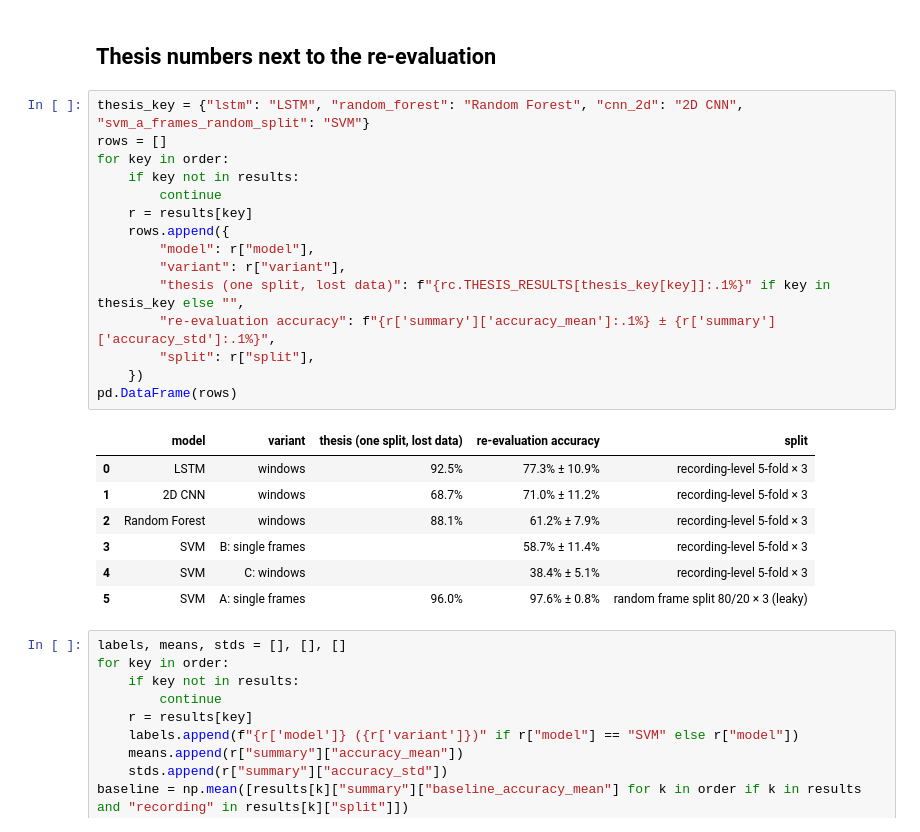
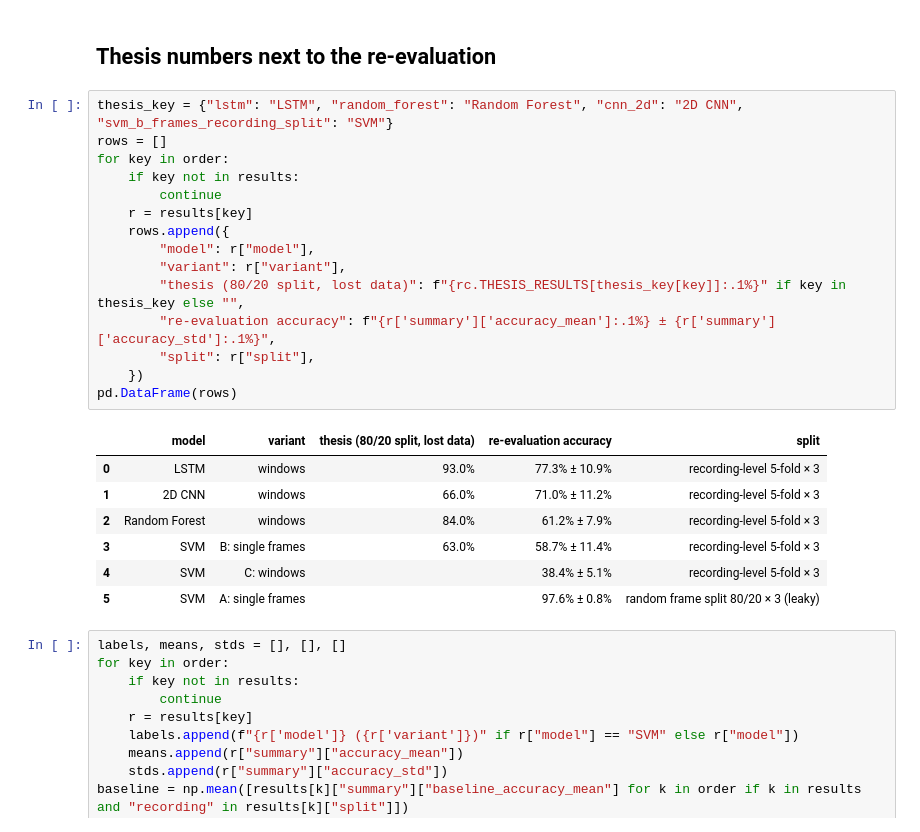
Before and after one commit to bturnai/kinect-exercise-recognition, a Jupyter notebook: notebooks/reeval_summary.ipynb, the cells around one changed output. Cells and saved outputs as stored; diff of their text form.

```diff
--- a/notebooks/reeval_summary.ipynb
+++ b/notebooks/reeval_summary.ipynb
@@ -37,28 +37,28 @@ rc.summary_table([results[k] for k in order if k in results])
 # %% [markdown]
 ## Thesis numbers next to the re-evaluation
 # %%
-thesis_key = {"lstm": "LSTM", "random_forest": "Random Forest", "cnn_2d": "2D CNN", "svm_a_frames_random_split": "SVM"}
+thesis_key = {"lstm": "LSTM", "random_forest": "Random Forest", "cnn_2d": "2D CNN", "svm_b_frames_recording_split": "SVM"}
 rows = []
 for key in order:
     if key not in results:
         continue
     r = results[key]
     rows.append({
         "model": r["model"],
         "variant": r["variant"],
-        "thesis (one split, lost data)": f"{rc.THESIS_RESULTS[thesis_key[key]]:.1%}" if key in thesis_key else "",
+        "thesis (80/20 split, lost data)": f"{rc.THESIS_RESULTS[thesis_key[key]]:.1%}" if key in thesis_key else "",
         "re-evaluation accuracy": f"{r['summary']['accuracy_mean']:.1%} ± {r['summary']['accuracy_std']:.1%}",
         "split": r["split"],
     })
 pd.DataFrame(rows)
 # %% [output]
-|  | model | variant | thesis (one split, lost data) | re-evaluation accuracy | split |
-| 0 | LSTM | windows | 92.5% | 77.3% ± 10.9% | recording-level 5-fold × 3 |
-| 1 | 2D CNN | windows | 68.7% | 71.0% ± 11.2% | recording-level 5-fold × 3 |
-| 2 | Random Forest | windows | 88.1% | 61.2% ± 7.9% | recording-level 5-fold × 3 |
-| 3 | SVM | B: single frames |  | 58.7% ± 11.4% | recording-level 5-fold × 3 |
+|  | model | variant | thesis (80/20 split, lost data) | re-evaluation accuracy | split |
+| 0 | LSTM | windows | 93.0% | 77.3% ± 10.9% | recording-level 5-fold × 3 |
+| 1 | 2D CNN | windows | 66.0% | 71.0% ± 11.2% | recording-level 5-fold × 3 |
+| 2 | Random Forest | windows | 84.0% | 61.2% ± 7.9% | recording-level 5-fold × 3 |
+| 3 | SVM | B: single frames | 63.0% | 58.7% ± 11.4% | recording-level 5-fold × 3 |
 | 4 | SVM | C: windows |  | 38.4% ± 5.1% | recording-level 5-fold × 3 |
-| 5 | SVM | A: single frames | 96.0% | 97.6% ± 0.8% | random frame split 80/20 × 3 (leaky) |
+| 5 | SVM | A: single frames |  | 97.6% ± 0.8% | random frame split 80/20 × 3 (leaky) |
 # %%
 labels, means, stds = [], [], []
 for key in order:
```
Also changed, not shown: parts of 1 cell of this notebook, 3 other files.
